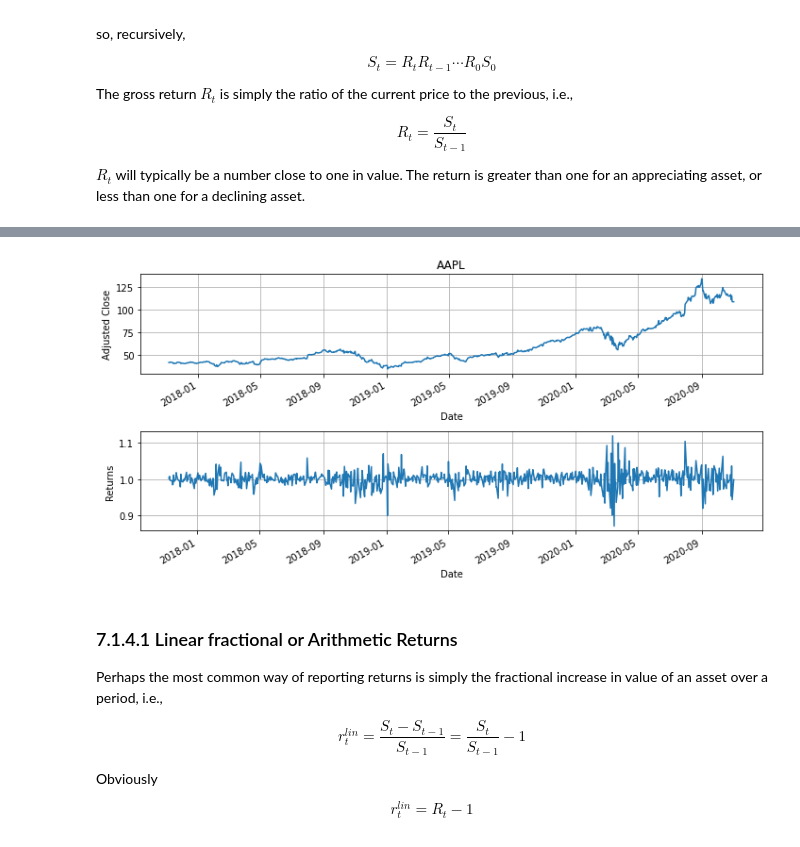
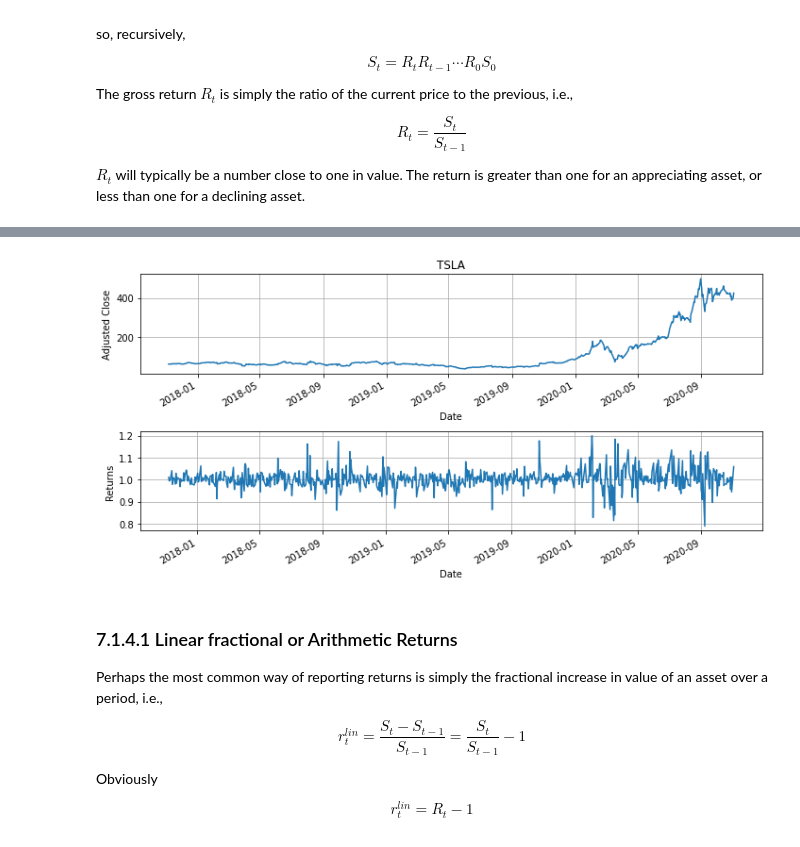
Before and after one commit to jckantor/CBE40455-2020, a Jupyter notebook: docs/07.01-Measuring-Return.ipynb, the cells around one changed output, grey strips where cells are left out. Saved outputs shown, nothing was run; the diff lists cells and outputs as text; code cells hidden in the pictures.

```diff
--- a/docs/07.01-Measuring-Return.ipynb
+++ b/docs/07.01-Measuring-Return.ipynb
@@ -203,27 +224,27 @@ $R_t$ will typically be a number close to one in value. The return is greater th
 # %%
-symbol = 'AAPL'
+symbol = 'TSLA'
 
 end = datetime.datetime.today().date()
 start = end - datetime.timedelta(3*365)
 
 # get stock price data
 S = pdr.data.DataReader(symbol, "yahoo", start, end)['Adj Close']
 R = S/S.shift(1)
 
 # plot data
 plt.figure(figsize=(10, 5))
 plt.subplot(2, 1, 1)
 S.plot(title=symbol)
 plt.ylabel('Adjusted Close')
 plt.grid()
 
 plt.subplot(2, 1,  2)
 R.plot()
 plt.ylabel('Returns')
 plt.grid()
 plt.tight_layout()
 # %% [output]
-[figure, old version]
+[figure, new version]
 # %% [markdown]
 ### 7.1.4.1 Linear fractional or Arithmetic Returns
 
```
Also changed, not shown: parts of 14 cells of this notebook, 7 other files.
